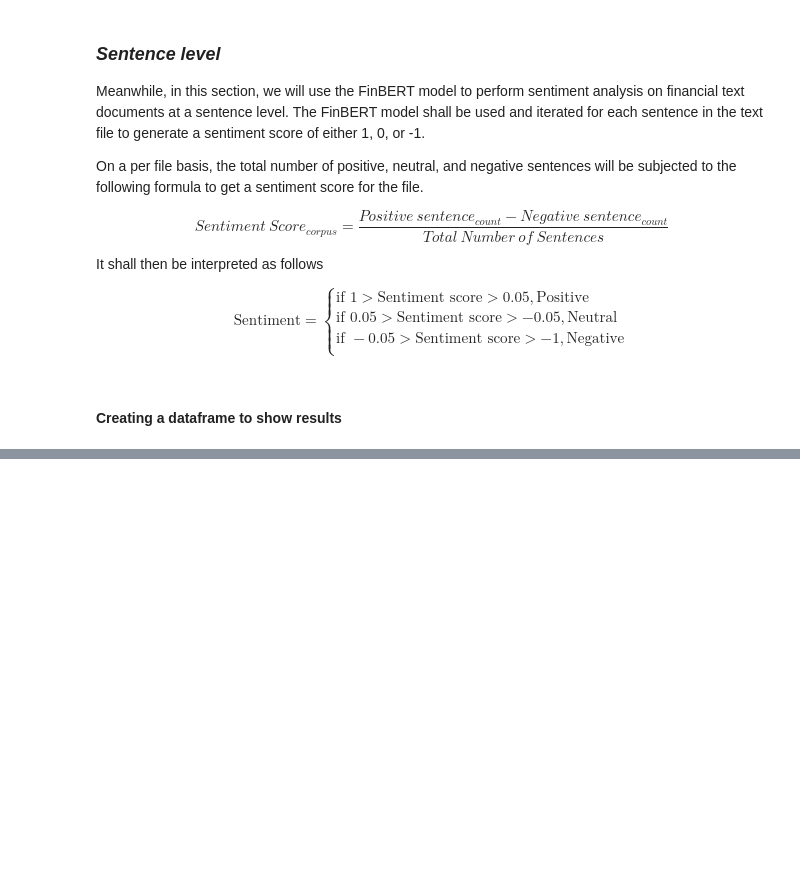
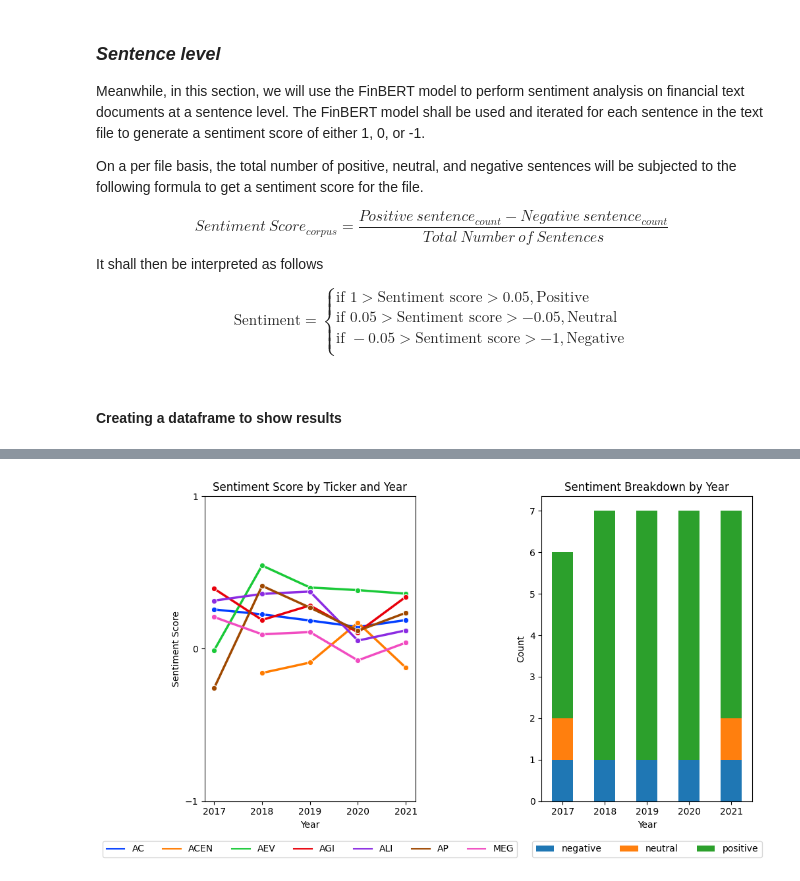
Before and after one commit to jomarmartinezjordas/MSFIN299-Research, a Jupyter notebook: _notebooks/02_FinBERT.ipynb, the cells around one changed output, grey strips where cells are left out. Drawn from its saved outputs; the diff is of its cells as text; code cells hidden in the pictures; blank space fills up the shorter version.

Commit message:
added charts

```diff
--- a/_notebooks/02_FinBERT.ipynb
+++ b/_notebooks/02_FinBERT.ipynb
@@ -304,0 +283,38 @@ df
+# %%
+import matplotlib.pyplot as plt
+import seaborn as sns
+
+# Code 1
+results_df = pd.DataFrame(results_sent)
+results_df['year'] = pd.to_datetime(results_df['year'])
+grouped_df = results_df.groupby(['ticker', 'year']).mean()
+grouped_df = grouped_df.reset_index()
+grouped_df['year'] = grouped_df['year'].astype(str)
+pivoted_df = grouped_df.pivot_table(index='year', columns='ticker', values='sentiment_score_corpus')
+
+fig, axes = plt.subplots(nrows=1, ncols=2, figsize=(20, 6))
+
+# Left plot - Line chart
+sns.lineplot(data=grouped_df, x=grouped_df['year'].apply(lambda x: x[:4]), y='sentiment_score_corpus', hue='ticker',
+             linewidth=2.5, palette='bright', errorbar=None, marker='o', ax=axes[0])
+axes[0].set_title('Sentiment Score by Ticker and Year')
+axes[0].set_xlabel('Year')
+axes[0].set_ylabel('Sentiment Score')
+axes[0].set_yticks([-1, 0, 1])
+axes[0].legend(loc='lower center', bbox_to_anchor=(0.5, -0.2), ncol=len(pivoted_df.columns))
+
+# Right plot - Stacked bar chart
+grouped_df = results_df.groupby(['year', 'corpus_interpretation', 'ticker']).count()
+grouped_df = grouped_df.reset_index().rename(columns={'file_name': 'count'})
+pivoted_df = grouped_df.pivot_table(index='year', columns='corpus_interpretation', values='count', aggfunc=sum)
+pivoted_df.plot(kind='bar', stacked=True, figsize=(10, 6), ax=axes[1])
+axes[1].set_title('Sentiment Breakdown by Year')
+axes[1].set_xlabel('Year')
+axes[1].set_ylabel('Count')
+axes[1].set_xticklabels(pivoted_df.index.year, rotation=0)
+axes[1].legend(loc='lower center', bbox_to_anchor=(0.5, -0.2), ncol=len(pivoted_df.columns))
+
+plt.tight_layout()
+plt.show()
+# %% [output]
+[figure, added]
```
Also changed, not shown: parts of 5 cells of this notebook, 17 other files.
